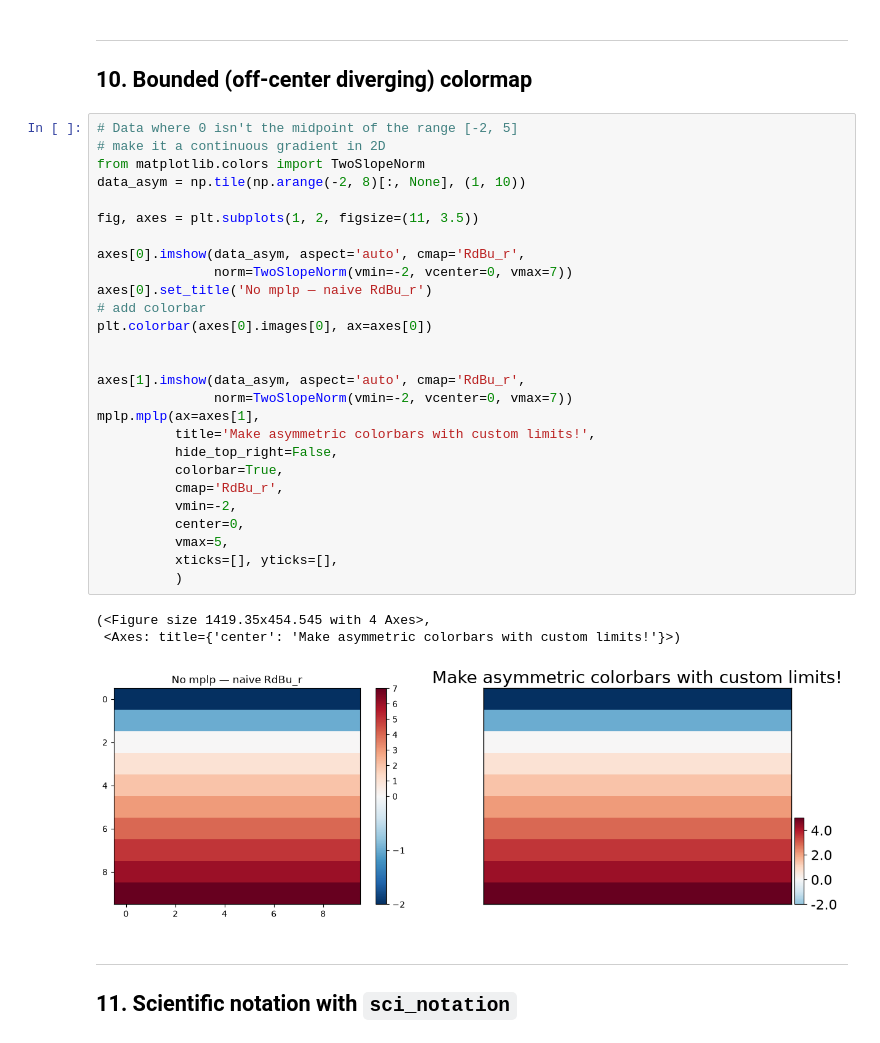
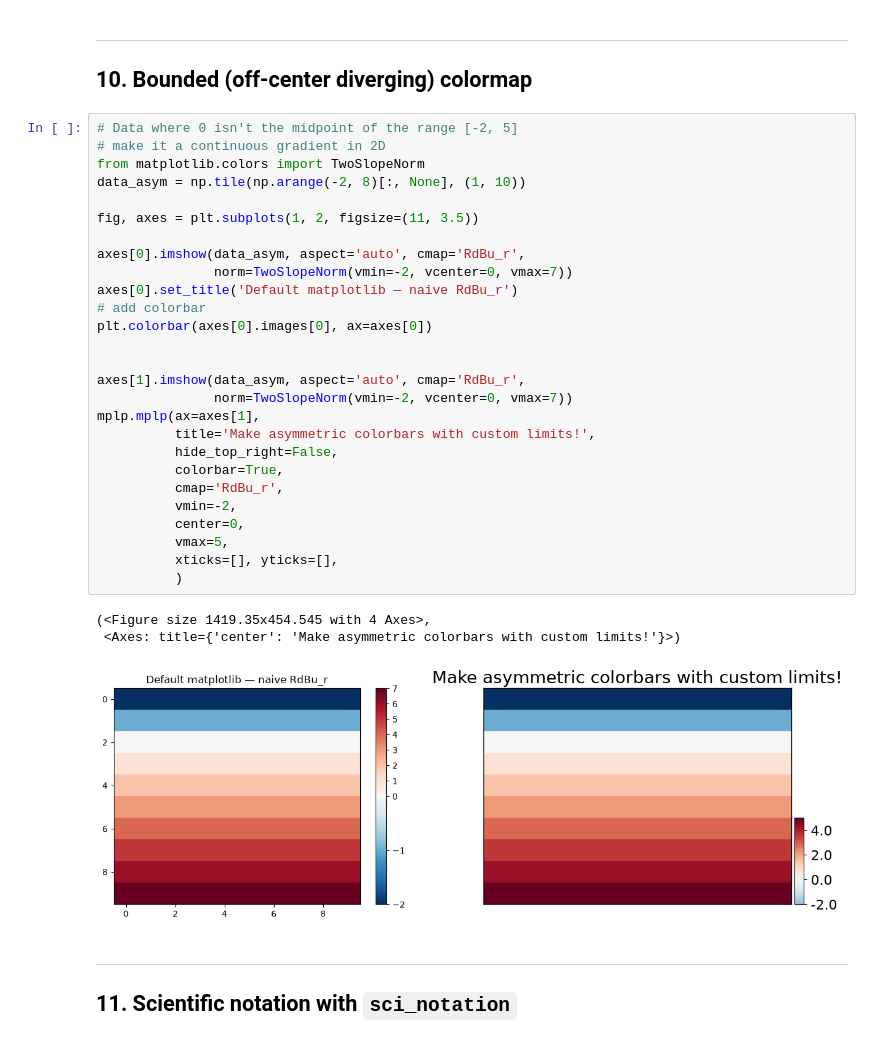
Before and after one commit to m-beau/mplify, a Jupyter notebook: quickstart.ipynb, the cells around one changed output. Saved outputs shown, nothing was run; the diff lists cells and outputs as text.

```diff
--- a/quickstart.ipynb
+++ b/quickstart.ipynb
@@ -263,34 +263,34 @@ for fam in families:
 # %%
 # Data where 0 isn't the midpoint of the range [-2, 5]
 # make it a continuous gradient in 2D
 from matplotlib.colors import TwoSlopeNorm
 data_asym = np.tile(np.arange(-2, 8)[:, None], (1, 10))
 
 fig, axes = plt.subplots(1, 2, figsize=(11, 3.5))
 
 axes[0].imshow(data_asym, aspect='auto', cmap='RdBu_r',
                norm=TwoSlopeNorm(vmin=-2, vcenter=0, vmax=7))
-axes[0].set_title('No mplp — naive RdBu_r')
+axes[0].set_title('Default matplotlib — naive RdBu_r')
 # add colorbar
 plt.colorbar(axes[0].images[0], ax=axes[0])
 
 
 axes[1].imshow(data_asym, aspect='auto', cmap='RdBu_r',
                norm=TwoSlopeNorm(vmin=-2, vcenter=0, vmax=7))
 mplp.mplp(ax=axes[1],
           title='Make asymmetric colorbars with custom limits!',
           hide_top_right=False,
           colorbar=True,
           cmap='RdBu_r',
           vmin=-2,
           center=0,
           vmax=5,
           xticks=[], yticks=[],
           )
 # %% [output]
 (<Figure size 1419.35x454.545 with 4 Axes>,
  <Axes: title={'center': 'Make asymmetric colorbars with custom limits!'}>)
-[figure, old version]
+[figure, new version]
 # %% [markdown]
 ---
 ## 11. Scientific notation with `sci_notation`
```
Also changed, not shown: parts of 13 cells of this notebook, 1 other file.
